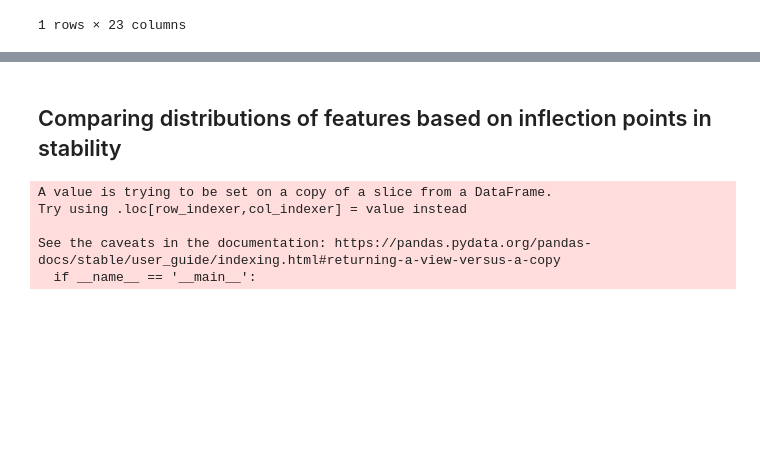
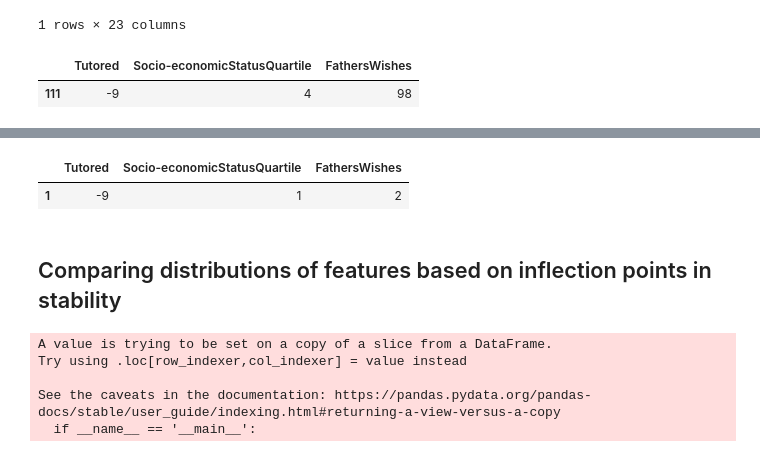
Before and after one commit to lurosenb/Swap_Auditor, a Jupyter notebook: nels_stability_tests.ipynb, the cells around one changed output, grey strips where cells are left out. Cells and saved outputs as stored; diff of their text form; code cells hidden in the pictures; blank space fills up the shorter version.

```diff
--- a/nels_stability_tests.ipynb
+++ b/nels_stability_tests.ipynb
@@ -399,6 +404,11 @@ unstable_student
 |  | CompositeGrades | StandardizedTestQuartile | CategoricalGrades | TimeSpentOnHomeworkInSchool | TimeSpentOnHomeworkOutOfSchool | ... |
 | 111 | 3.0 | 1 | 99 | 1 | 1 | ... |
 1 rows × 23 columns
+# %%
+unstable_student[targeted_marginal_features]
+# %% [output]
+|  | Tutored | Socio-economicStatusQuartile | FathersWishes |
+| 111 | -9 | 4 | 98 |
 # %%
 stable_student = targeted_df[targeted_df['StudentId'] == 6860564]
 stable_student
@@ -406,6 +416,11 @@ stable_student
 |  | CompositeGrades | StandardizedTestQuartile | CategoricalGrades | TimeSpentOnHomeworkInSchool | TimeSpentOnHomeworkOutOfSchool | ... |
 | 1 | 1.7 | 3 | 99 | 2 | 2 | ... |
 1 rows × 23 columns
+# %%
+stable_student[targeted_marginal_features]
+# %% [output]
+|  | Tutored | Socio-economicStatusQuartile | FathersWishes |
+| 1 | -9 | 1 | 2 |
 # %% [markdown]
 ## Comparing distributions of features based on inflection points in stability
 # %%
```
Also changed, not shown: parts of 2 cells of this notebook, 1 other file.
